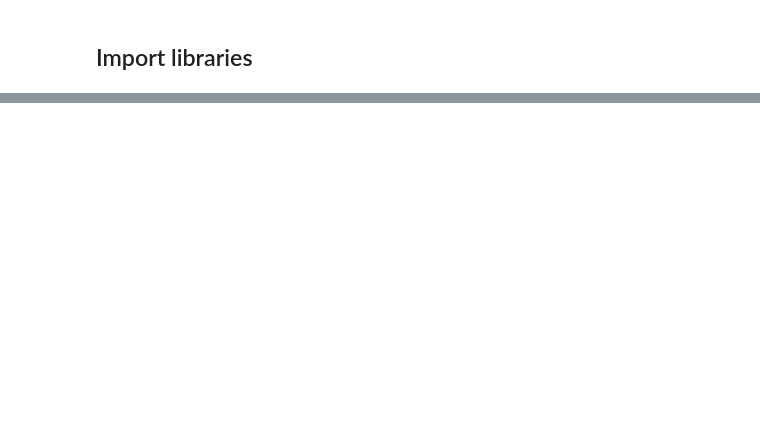
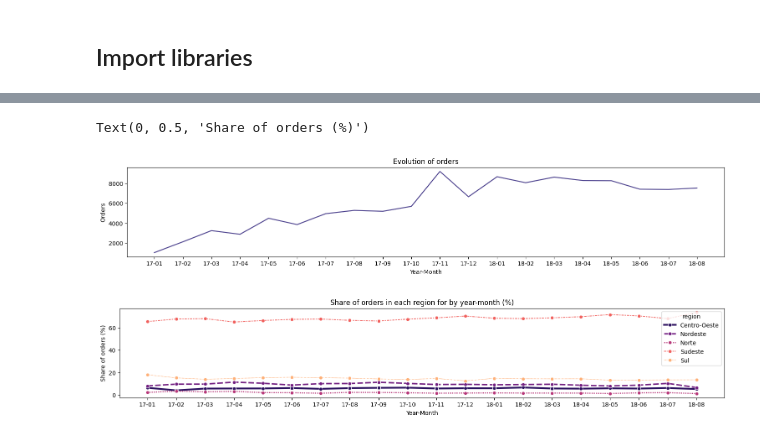
Before and after one commit to galvaowesley/ollist_brazilian_ecommerce_products_recommendation_system, a Jupyter notebook: customer_segmentation_and_products_recommentation.ipynb, the cells around one changed output, grey strips where cells are left out. Cells and saved outputs as stored; diff of their text form; code cells hidden in the pictures; blank space fills up the shorter version.

```diff
--- a/customer_segmentation_and_products_recommentation.ipynb
+++ b/customer_segmentation_and_products_recommentation.ipynb
@@ -32,0 +267,3 @@ Requirement already satisfied: six>=1.5 in /usr/local/lib/python3.10/dist-packag
+# %%
+# filter the data to get only the year 2017
+order_merged_filtered = order_merged[(order_merged['order_purchase_year_month'] >= '17-01') & (order_merged['order_purchase_year_month'] < '18-09')]
@@ -32,0 +272,45 @@ Requirement already satisfied: six>=1.5 in /usr/local/lib/python3.10/dist-packag
+# %%
+# Grouping orders by year-month and region. Aggregating by count of orders and payment_value
+region_orders = order_merged_filtered.groupby(['order_purchase_year_month', 'region']).agg({'order_id': 'count'}).reset_index()
+# renaming the columns
+region_orders.columns = ['order_purchase_year_month', 'region', 'orders']
+# Share of orders in each region for each year-month
+region_orders['total_orders_month'] = region_orders.groupby('order_purchase_year_month')['orders'].transform('sum')
+region_orders['share_month'] = 100*region_orders['orders'] / region_orders['total_orders_month']
+
+
+# Grouping orders by year-month and state
+state_orders = order_merged_filtered.groupby(['order_purchase_year_month', 'customer_state']).agg({'order_id': 'count'}).reset_index()
+
+# Grouping orders by year-month and city
+city_orders = order_merged_filtered.groupby(['order_purchase_year_month', 'customer_city']).agg({'order_id': 'count'}).reset_index()
+
+# Grouping orders by year-month, region and product_category_name
+region_category_orders = order_merged_filtered.groupby(['order_purchase_year_month', 'region', 'product_category_name']).agg({'order_id': 'count'}).reset_index()
+# %%
+plt.figure(constrained_layout=True, figsize=(15, 5))
+# subplot 1
+plt.subplot(2, 1, 1)
+# Plotting the number of orders in each region for each year-month
+sns.lineplot(data=region_orders, x='order_purchase_year_month', y='total_orders_month', color='darkslateblue', markers=['o'] * 5)
+# change the size of the plot
+plt.title('Evolution of orders')
+# xlabel
+plt.xlabel('Year-Month')
+# ylabel
+plt.ylabel('Orders')
+
+plt.figure(constrained_layout=True, figsize=(15, 5))
+plt.subplot(2, 1, 2)
+# Plotting the share of orders in each region for each year-month
+sns.lineplot(data=region_orders, x='order_purchase_year_month', y='share_month', hue='region', size='region', style='region', palette='magma', markers=['o'] * 5)
+# change the size of the plot
+plt.title('Share of orders in each region for by year-month (%)')
+# xlabel
+plt.xlabel('Year-Month')
+# ylabel
+plt.ylabel('Share of orders (%)')
+# %% [output]
+Text(0, 0.5, 'Share of orders (%)')
+[figure, added]
+[figure, added]
```
Also changed, not shown: parts of 63 cells of this notebook.
